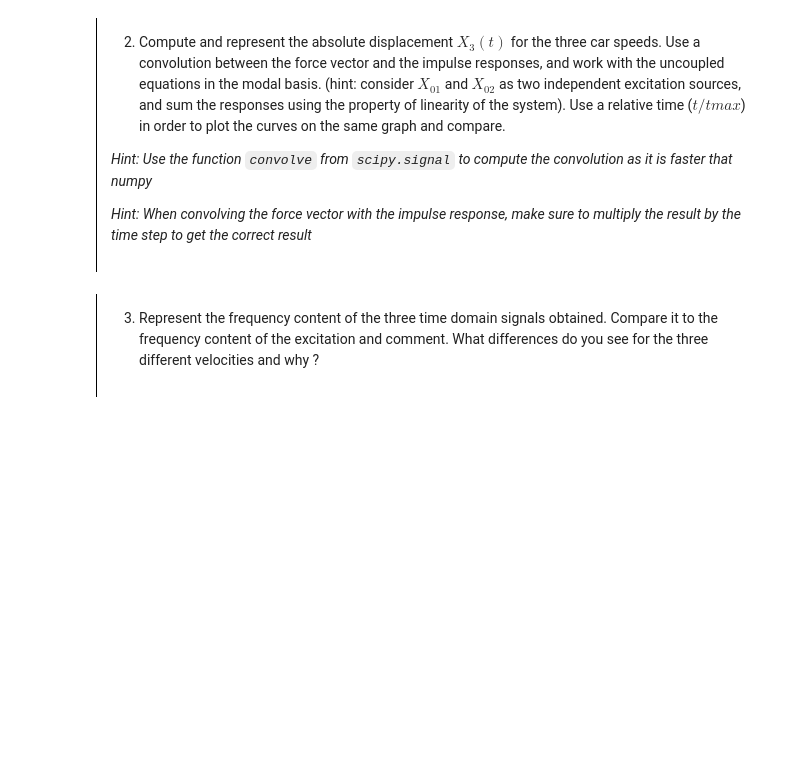
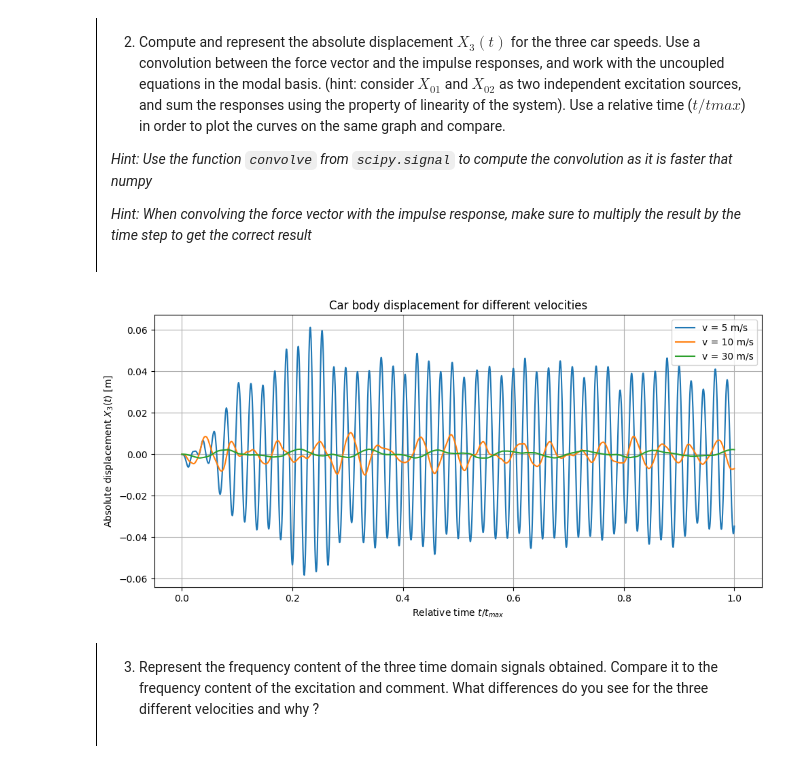
Before and after one commit to EmilienJottrand/MV2627_Exercises, a Jupyter notebook: Project2627/project.ipynb, the cells around one changed output. Saved outputs shown, nothing was run; the diff lists cells and outputs as text; code cells hidden in the pictures; blank space fills up the shorter version.

```diff
--- a/Project2627/project.ipynb
+++ b/Project2627/project.ipynb
@@ -467,3 +465,89 @@ F_modal = V.t @ ((k + 1j*w*b) * np.array([]))
+# %%
+
+from scipy.signal import convolve
+
+# Modal damping: neglect off-diagonal terms
+C_dec = np.diag(np.diag(C0_modal))
+
+# Car speeds
+speeds = [5, 10, 30]
+
+# Modal force coefficients for the two independent road inputs (b = 0)
+F1_modal = V.T @ np.array([k, 0, 0, 0])
+F2_modal = V.T @ np.array([0, k, 0, 0])
+
+fig, ax = plt.subplots(figsize=(10, 5))
+
+X3_results = {}
+
+for v in speeds:
+
+    # Time discretization
+    dt = dx / v
+
+    # Keep both wheels on the available road profile
+    Nsim = int(np.floor((x[-1] - x[0] - L) / dx)) + 1 # number of simulation points
+    t = np.arange(Nsim) * dt # creates the time vector
+    tmax = t[-1]
+
+    # Road excitation at the two wheels
+    # Wheel 1 is L metres ahead of wheel 2
+    xpos1 = x[0] + L + v*t
+    xpos2 = x[0] + v*t
+
+    X01 = np.interp(xpos1, x, w)
+    X02 = np.interp(xpos2, x, w)
+
+    # Physical force projected into modal coordinates
+    F1 = F1_modal[:, None] * X01
+    F2 = F2_modal[:, None] * X02
+
+    # Modal responses
+    eta = np.zeros((4, Nsim))
+
+    for i in range(4):
+
+        Mi = M_modal[i, i]
+        Ci = C_dec[i, i]
+        Ki = K_modal[i, i]
+
+        # Natural frequency and damping ratio
+        wn = np.sqrt(Ki / Mi)
+        zeta = Ci / (2 * Mi * wn)
+
+        wd = wn * np.sqrt(1 - zeta**2)
+
+        # Impulse response
+        h = (1 / (Mi * wd)) * np.exp(-zeta * wn * t) * np.sin(wd*t)
+
+        # Convolution of the two independent inputs
+        response1 = convolve(F1[i], h, mode='full')[:Nsim] * dt
+        response2 = convolve(F2[i], h, mode='full')[:Nsim] * dt
+
+        eta[i] = response1 + response2
+
+    # Return to physical coordinates
+    q = V @ eta
+
+    # Absolute vertical displacement of the car body
+    X3 = q[2]
+
+    X3_results[v] = (t.copy(), X3.copy())
+
+    # Relative time for comparison
+    tau = t / tmax
+
+    ax.plot(tau, X3, label=f'v = {v} m/s')
+
+ax.set_xlabel(r'Relative time $t/t_{max}$')
+ax.set_ylabel(r'Absolute displacement $X_3(t)$ [m]')
+ax.set_title('Car body displacement for different velocities')
+ax.grid(True)
+ax.legend()
+plt.tight_layout()
+plt.show()
+# %% [output]
+[figure, added]
 # %%
 ### Add your code here
 # %% [markdown]
```
Also changed, not shown: parts of 5 cells of this notebook.
